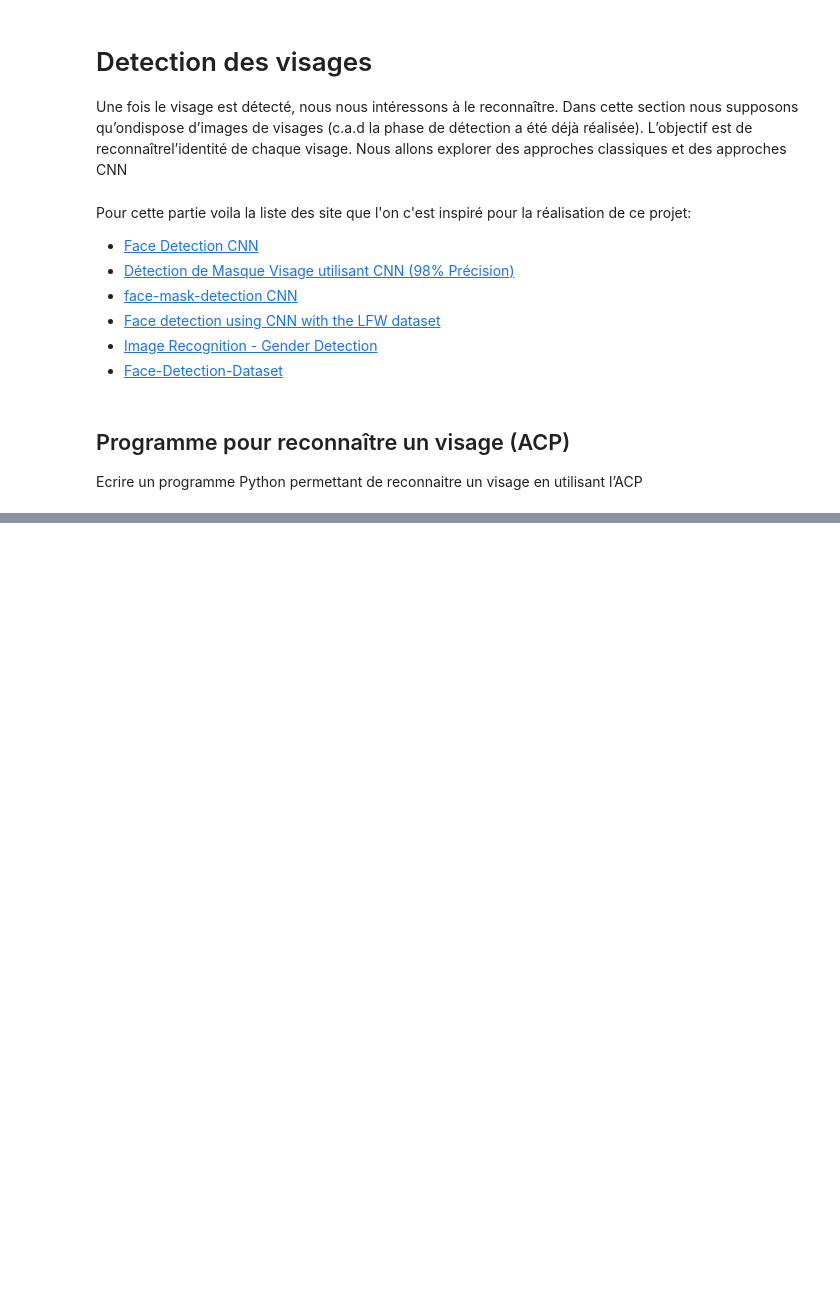
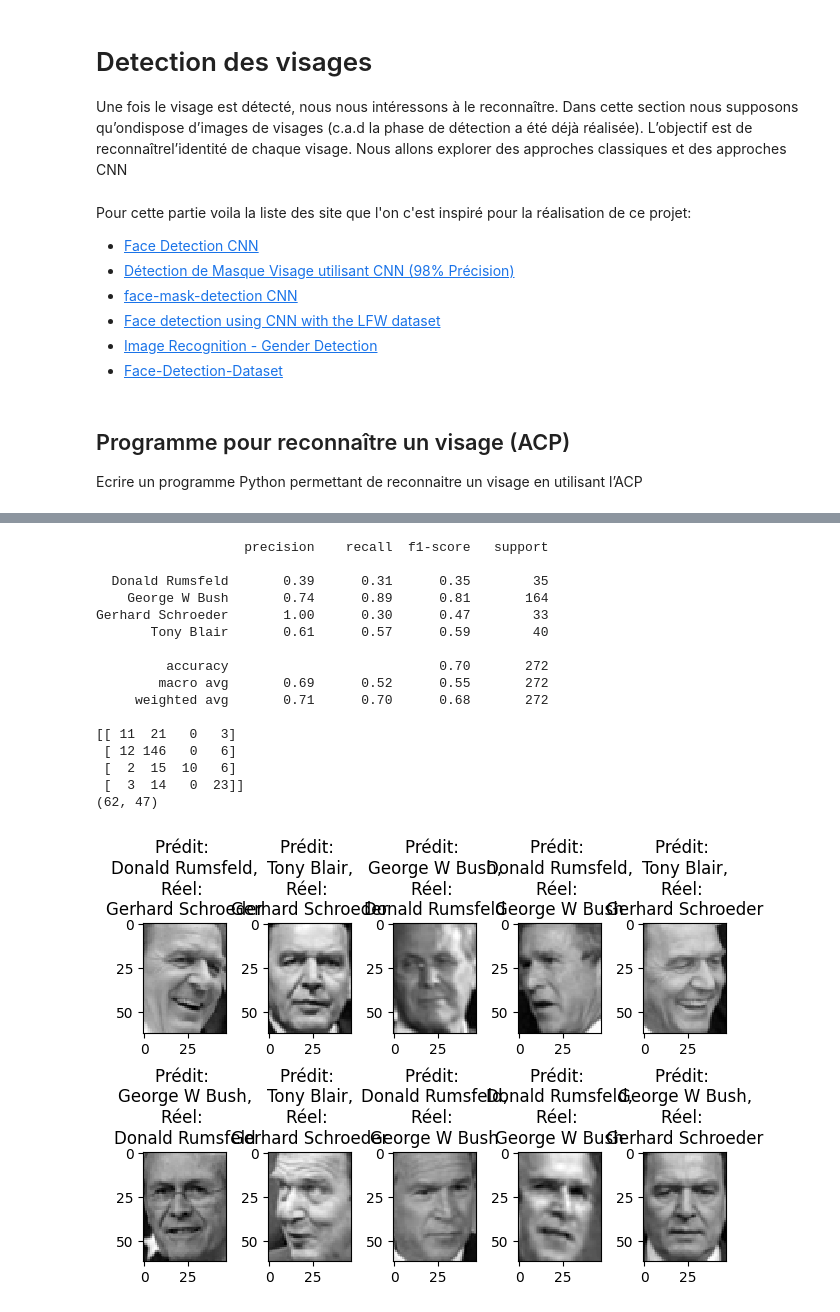
Before and after one commit to Nath9666/Reconnaissance-de-formes-et-apprentissage-machine, a Jupyter notebook: Projet/Reconnaissance de visages/main.ipynb, the cells around one changed output, grey strips where cells are left out. Saved outputs shown, nothing was run; the diff lists cells and outputs as text; code cells hidden in the pictures; blank space fills up the shorter version.

```diff
--- a/Projet/Reconnaissance de visages/main.ipynb
+++ b/Projet/Reconnaissance de visages/main.ipynb
@@ -96,0 +35,8 @@ else:
+# %%
+# Diviser les données en ensembles d'entraînement et de test
+X_train, X_test, y_train, y_test = train_test_split(X, y, test_size=0.3, random_state=42)
+# %%
+# Appliquer l'ACP pour réduire la dimensionnalité des données de visage
+n_components = 150  # nombre de composantes principales
+pca = PCA(n_components=n_components, whiten=True, random_state=42)
+pca.fit(X_train)
@@ -96,0 +45,10 @@ else:
+# %%
+X_train_pca = pca.transform(X_train)
+X_test_pca = pca.transform(X_test)
+
+# Entraîner un classifieur sur les données réduites
+clf = KNeighborsClassifier(n_neighbors=3)
+clf.fit(X_train_pca, y_train)
+
+# Prédire les étiquettes sur l'ensemble de test
+y_pred = clf.predict(X_test_pca)
@@ -96,0 +70,53 @@ else:
+# %%
+# Évaluer la performance du modèle
+print(classification_report(y_test, y_pred, target_names=target_names))
+
+
+print(confusion_matrix(y_test, y_pred))
+
+# Afficher les 6 premieres images qui ont été mal classées
+import matplotlib.pyplot as plt
+import numpy as np
+
+# Trouver les indices des prédictions incorrectes
+incorrect_indices = np.where(y_pred != y_test)[0]
+
+# Sélectionner les premiers indices incorrects
+indices = 10
+row = 2
+col = indices // row
+first_incorrect = incorrect_indices[:indices]
+
+# Calculer la taille correcte pour le redimensionnement
+image_size = lfw_dataset.images.shape[1:3]
+print(image_size)
+
+# Afficher les 6 premières images mal classées
+for i, incorrect_index in enumerate(first_incorrect, start=1):
+    plt.subplot(row, col, i)
+    # Utiliser la taille calculée pour le redimensionnement
+    plt.imshow(X_test[incorrect_index].reshape(image_size[0], image_size[1]), cmap='gray', interpolation='none')
+    plt.title(f"Prédit: \n{target_names[y_pred[incorrect_index]]},\nRéel: \n{target_names[y_test[incorrect_index]]}")
+    plt.tight_layout()
+
+# Enregistrer le graphique sous le nom 'erreur.png'
+plt.savefig('./out/ACP/analyse/erreur.png', bbox_inches='tight')
+plt.show()
+# %% [output]
+                   precision    recall  f1-score   support
+
+  Donald Rumsfeld       0.39      0.31      0.35        35
+    George W Bush       0.74      0.89      0.81       164
+Gerhard Schroeder       1.00      0.30      0.47        33
+       Tony Blair       0.61      0.57      0.59        40
+
+         accuracy                           0.70       272
+        macro avg       0.69      0.52      0.55       272
+     weighted avg       0.71      0.70      0.68       272
+
+[[ 11  21   0   3]
+ [ 12 146   0   6]
+ [  2  15  10   6]
+ [  3  14   0  23]]
+(62, 47)
+[figure, added]
```
Also changed, not shown: parts of 8 cells of this notebook, 4 other files.
